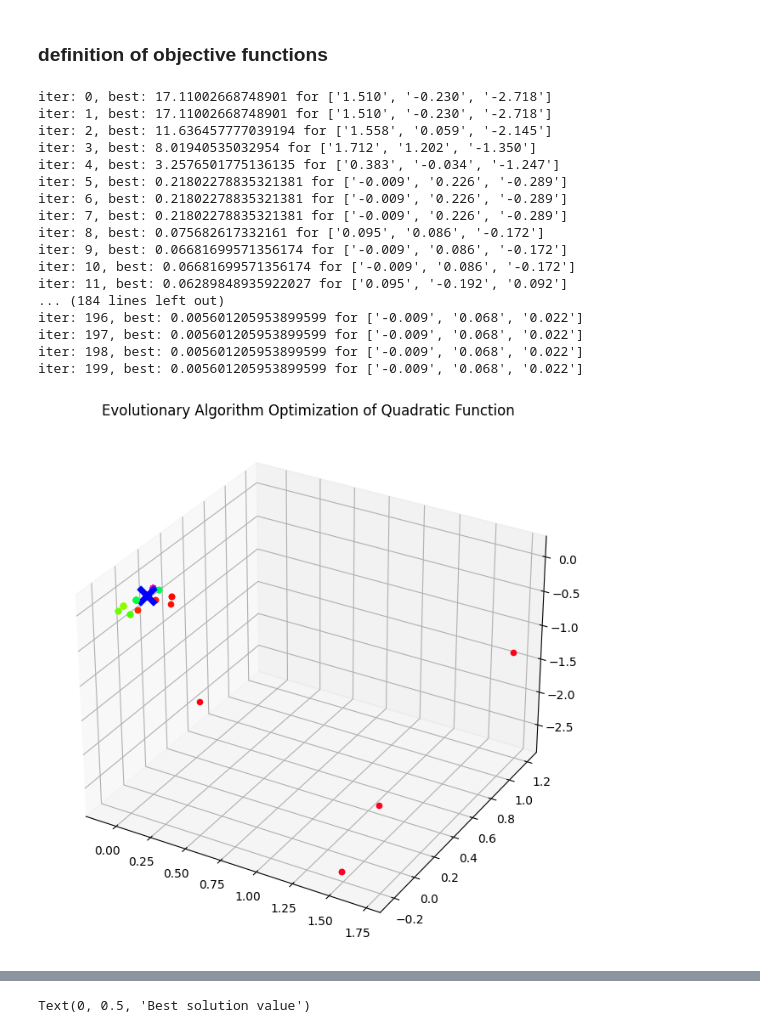
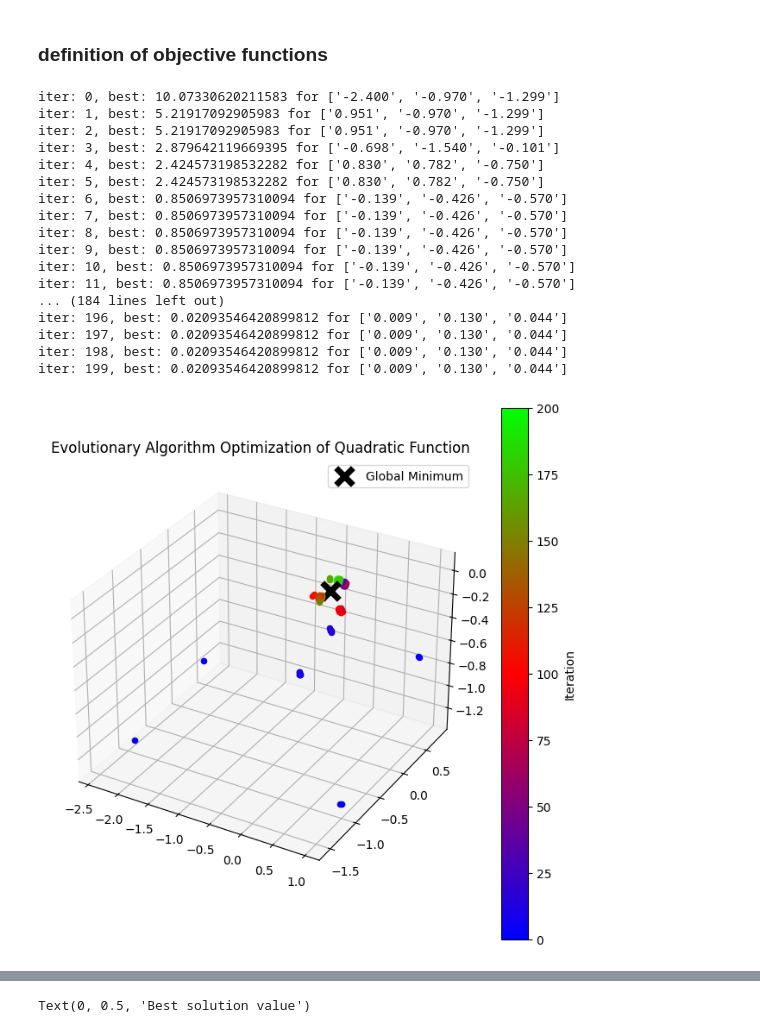
Before and after one commit to nizwant/methods_of_computational_intelligence, a Jupyter notebook: GeneticAlgorithms/AE1.ipynb, the cells around one changed output, grey strips where cells are left out. Cells and saved outputs as stored; diff of their text form; code cells hidden in the pictures.

Commit message:
improved visualization

```diff
--- a/GeneticAlgorithms/AE1.ipynb
+++ b/GeneticAlgorithms/AE1.ipynb
@@ -163,49 +163,57 @@ def rastrigin_5d(x, y, z, w, v):
 def quadratic_3d(x, y, z):
     return x**2 + y**2 + 2 * z**2
 # %%
-ea = Evolutionary_Algorithm(number_of_generations=200, population_size=20)
+ea = Evolutionary_Algorithm(
+    number_of_generations=200, population_size=50, mutation_rate=0.1, crossover_rate=0.1
+)
 opt, sol = ea.optimize(quadratic_3d)
 # %% [output]
-iter: 0, best: 17.11002668748901 for ['1.510', '-0.230', '-2.718']
-iter: 1, best: 17.11002668748901 for ['1.510', '-0.230', '-2.718']
-iter: 2, best: 11.636457777039194 for ['1.558', '0.059', '-2.145']
-iter: 3, best: 8.01940535032954 for ['1.712', '1.202', '-1.350']
-iter: 4, best: 3.2576501775136135 for ['0.383', '-0.034', '-1.247']
-iter: 5, best: 0.21802278835321381 for ['-0.009', '0.226', '-0.289']
-iter: 6, best: 0.21802278835321381 for ['-0.009', '0.226', '-0.289']
-iter: 7, best: 0.21802278835321381 for ['-0.009', '0.226', '-0.289']
-iter: 8, best: 0.075682617332161 for ['0.095', '0.086', '-0.172']
-iter: 9, best: 0.06681699571356174 for ['-0.009', '0.086', '-0.172']
-iter: 10, best: 0.06681699571356174 for ['-0.009', '0.086', '-0.172']
-iter: 11, best: 0.06289848935922027 for ['0.095', '-0.192', '0.092']
+iter: 0, best: 10.07330620211583 for ['-2.400', '-0.970', '-1.299']
+iter: 1, best: 5.21917092905983 for ['0.951', '-0.970', '-1.299']
+iter: 2, best: 5.21917092905983 for ['0.951', '-0.970', '-1.299']
+iter: 3, best: 2.879642119669395 for ['-0.698', '-1.540', '-0.101']
+iter: 4, best: 2.424573198532282 for ['0.830', '0.782', '-0.750']
+iter: 5, best: 2.424573198532282 for ['0.830', '0.782', '-0.750']
+iter: 6, best: 0.8506973957310094 for ['-0.139', '-0.426', '-0.570']
+iter: 7, best: 0.8506973957310094 for ['-0.139', '-0.426', '-0.570']
+iter: 8, best: 0.8506973957310094 for ['-0.139', '-0.426', '-0.570']
+iter: 9, best: 0.8506973957310094 for ['-0.139', '-0.426', '-0.570']
+iter: 10, best: 0.8506973957310094 for ['-0.139', '-0.426', '-0.570']
+iter: 11, best: 0.8506973957310094 for ['-0.139', '-0.426', '-0.570']
 ... (184 lines left out)
-iter: 196, best: 0.005601205953899599 for ['-0.009', '0.068', '0.022']
-iter: 197, best: 0.005601205953899599 for ['-0.009', '0.068', '0.022']
-iter: 198, best: 0.005601205953899599 for ['-0.009', '0.068', '0.022']
-iter: 199, best: 0.005601205953899599 for ['-0.009', '0.068', '0.022']
+iter: 196, best: 0.02093546420899812 for ['0.009', '0.130', '0.044']
+iter: 197, best: 0.02093546420899812 for ['0.009', '0.130', '0.044']
+iter: 198, best: 0.02093546420899812 for ['0.009', '0.130', '0.044']
+iter: 199, best: 0.02093546420899812 for ['0.009', '0.130', '0.044']
 # %%
 fig = plt.figure(figsize=(8, 8))
 ax = fig.add_subplot(111, projection="3d")
 
-colors = plt.cm.gist_rainbow(np.linspace(0, 1, len(sol)))
+colors = plt.cm.brg(np.linspace(0, 1, len(sol)))
 
+# add small noise to the points to avoid overlapping
 for i, point in enumerate(sol):
+    point = np.array(point) + np.random.normal(0, 0.01, 3)
     ax.scatter(*point, color=colors[i])
 ax.scatter(
     0,
     0,
     0,
-    c="b",
+    c="black",
     marker="x",
     s=200,
     label="Global Minimum",
     linewidths=5,
 )
 
 plt.title("Evolutionary Algorithm Optimization of Quadratic Function")
+
+sm = plt.cm.ScalarMappable(cmap=plt.cm.brg, norm=plt.Normalize(vmin=0, vmax=200))
+plt.colorbar(sm, label="Iteration")
+plt.legend()
 plt.show()
 # %% [output]
-[figure, old version]
+[figure, new version]
 # %%
 plt.plot(opt)
 plt.title("Best solution value over generations")
```
Also changed, not shown: parts of 1 cell of this notebook.
